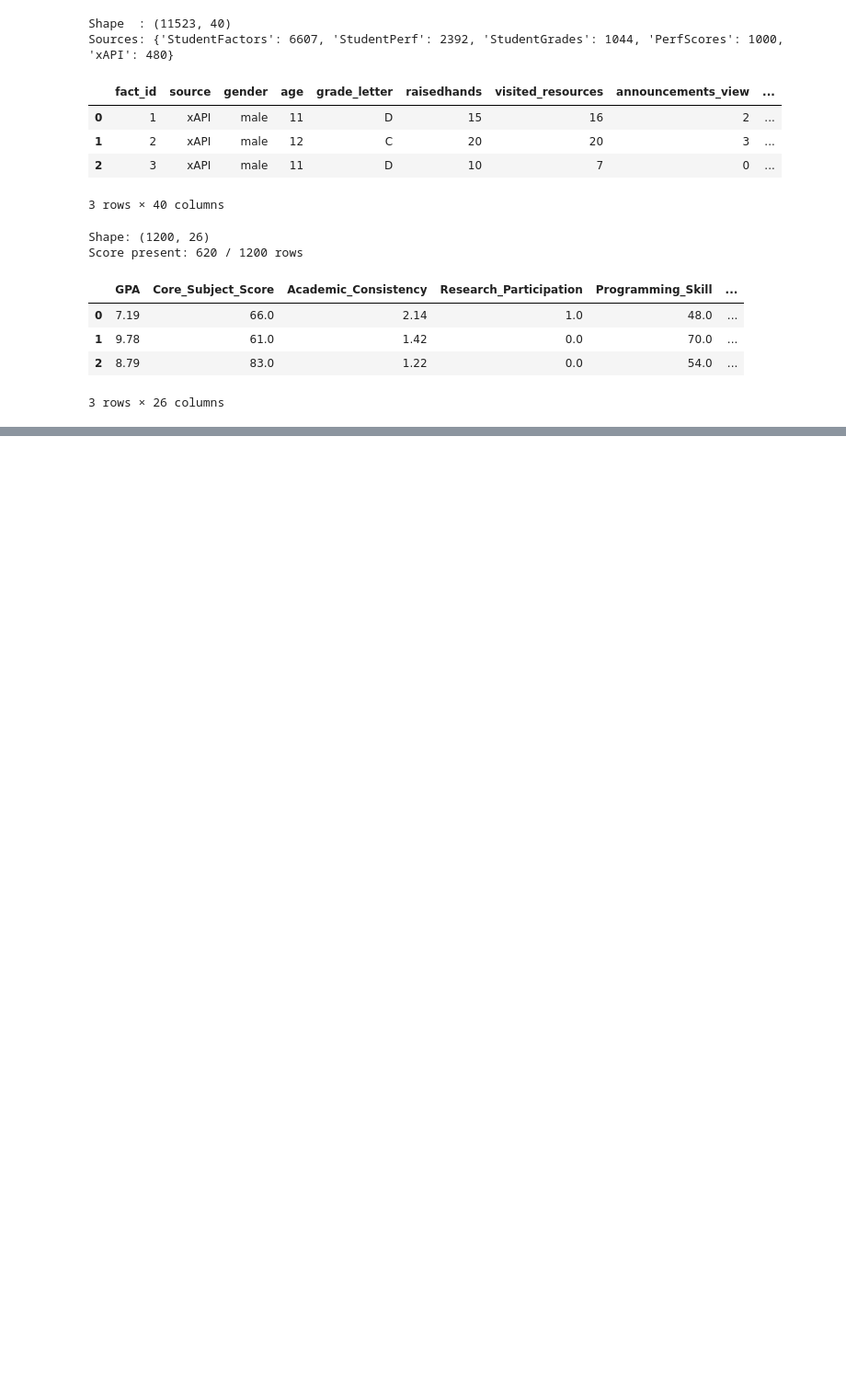
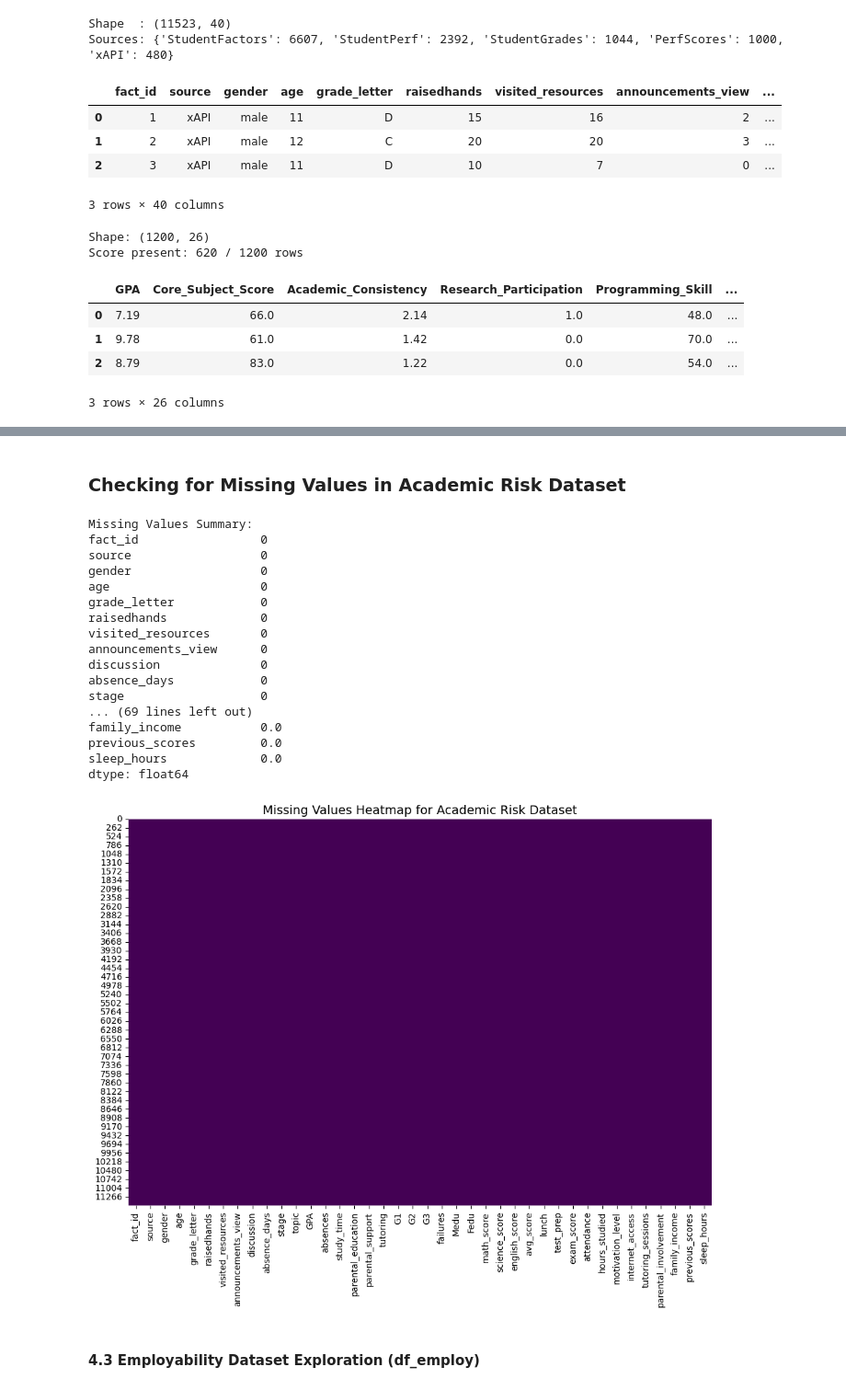
Before and after one commit to Jondonover/CAPSTONE---AI-POWERED-STUDENT-RISK-EMPLOYABILITY-PREDICTOR, a Jupyter notebook: Notebook/Project.ipynb, the cells around one changed output, grey strips where cells are left out. Shown at 92% size. Saved outputs shown, nothing was run; the diff lists cells and outputs as text; code cells hidden in the pictures; blank space fills up the shorter version.

```diff
--- a/Notebook/Project.ipynb
+++ b/Notebook/Project.ipynb
@@ -378,0 +404,34 @@ for col in df_dropout.columns:
+# %% [markdown]
+### Checking for Missing Values in Academic Risk Dataset
+# %%
+# Summary of missing values
+print("Missing Values Summary:")
+print(df_academic.isnull().sum())
+print("\nPercentage of Missing Values:")
+print((df_academic.isnull().sum() / len(df_academic)) * 100)
+
+plt.figure(figsize=(12, 8))
+sns.heatmap(df_academic.isnull(), cbar=False, cmap='viridis')
+plt.title('Missing Values Heatmap for Academic Risk Dataset')
+plt.show()
+# %% [output]
+Missing Values Summary:
+fact_id                 0
+source                  0
+gender                  0
+age                     0
+grade_letter            0
+raisedhands             0
+visited_resources       0
+announcements_view      0
+discussion              0
+absence_days            0
+stage                   0
+... (69 lines left out)
+family_income           0.0
+previous_scores         0.0
+sleep_hours             0.0
+dtype: float64
+[figure, added]
+# %% [markdown]
+#### 4.3 Employability Dataset Exploration (df_employ)
```
Also changed, not shown: parts of 46 cells of this notebook, 2 other files.
